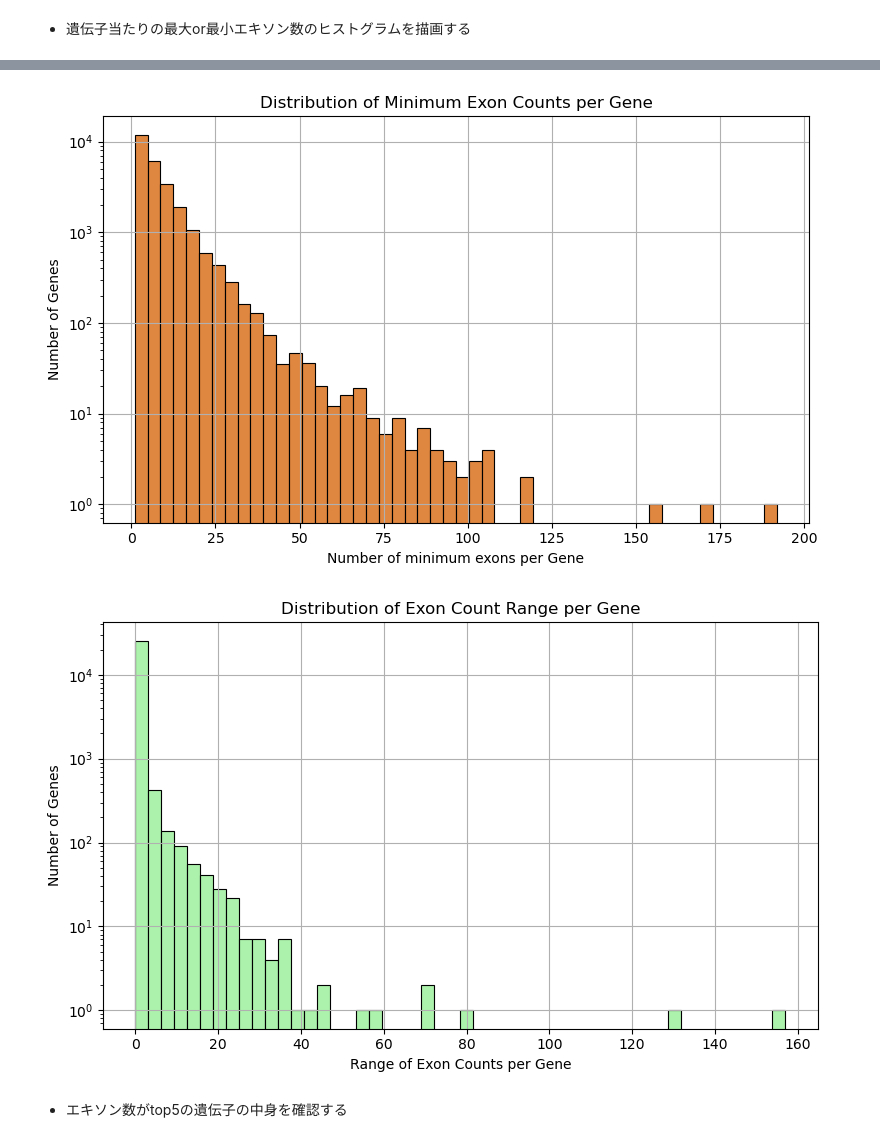
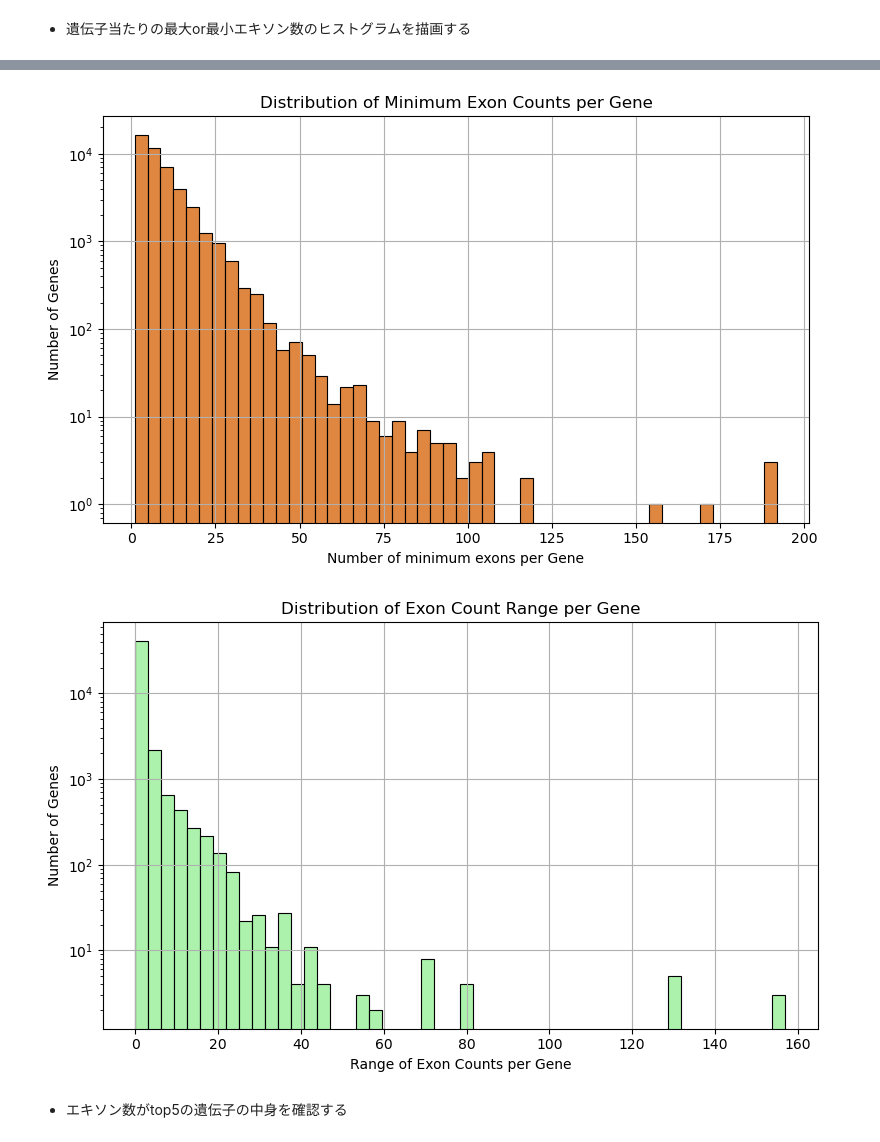
Before and after one commit to kinari-labwork/AltEx-BE, a Jupyter notebook: script/exon_analysis.ipynb, the cells around one changed output, grey strips where cells are left out. Drawn from its saved outputs; the diff is of its cells as text; code cells hidden in the pictures.

```diff
--- a/script/exon_analysis.ipynb
+++ b/script/exon_analysis.ipynb
@@ -77,7 +48,7 @@ print(data[data["geneName"] == "Celf4"].head(10))
 - 遺伝子当たりの最大or最小エキソン数のヒストグラムを描画する
 # %%
 plt.figure(figsize= (8,5))
-sns.histplot(maximum_exon_counts["max_exon_count"], bins=50, kde=False, color="skyblue")
+sns.histplot(data["max_exon_count"], bins=50, kde=False, color="skyblue")
 plt.xlabel("Number of maximum exons per Gene")
 plt.ylabel("Number of Genes")
 plt.title("Distribution of Maximum Exon Counts per Gene")
@@ -87,7 +58,7 @@ plt.tight_layout()
 plt.show()
 
 plt.figure(figsize= (8,5))
-sns.histplot(minimum_exon_counts["min_exon_count"], bins=50, kde=False, color="#D55E00")
+sns.histplot(data["min_exon_count"], bins=50, kde=False, color="#D55E00")
 plt.xlabel("Number of minimum exons per Gene")
 plt.ylabel("Number of Genes")
 plt.title("Distribution of Minimum Exon Counts per Gene")
@@ -96,7 +67,8 @@ plt.yscale('log')
 plt.tight_layout()
 plt.show()
 
-range_exon_counts = maximum_exon_counts.merge(minimum_exon_counts, on="geneName", how="left")
+
+range_exon_counts = data[["geneName", "max_exon_count", "min_exon_count"]].copy()
 range_exon_counts["exon_count_range"] = range_exon_counts["max_exon_count"] - range_exon_counts["min_exon_count"]
 plt.figure(figsize=(8, 5))
 sns.histplot(range_exon_counts["exon_count_range"], bins=50, kde=False, color="lightgreen")
@@ -112,5 +84,5 @@ plt.show()
-[figure, old version]
+[figure, new version]
-[figure, old version]
+[figure, new version]
 # %% [markdown]
 - エキソン数がtop5の遺伝子の中身を確認する
 # %%
```
Also changed, not shown: parts of 12 cells of this notebook.
